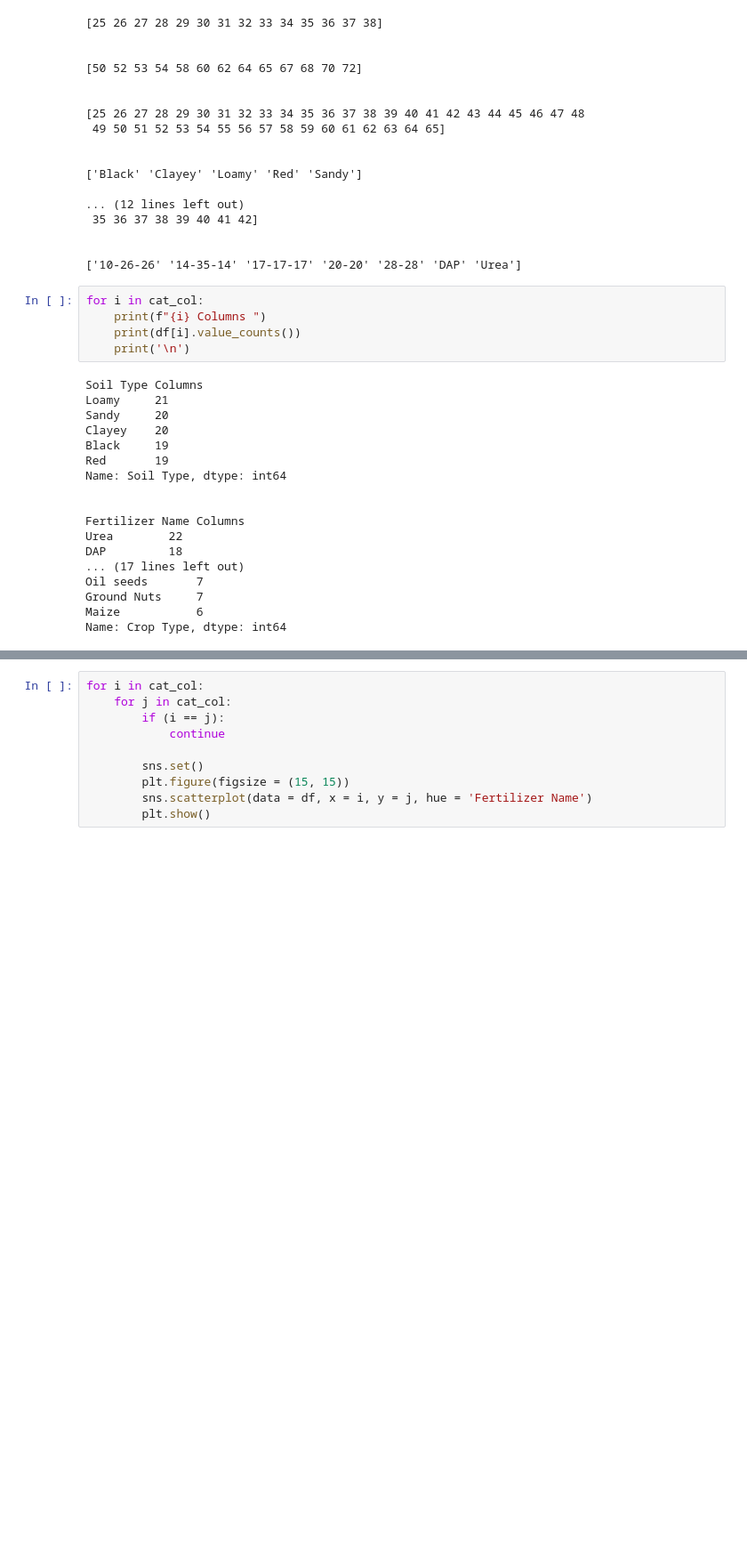
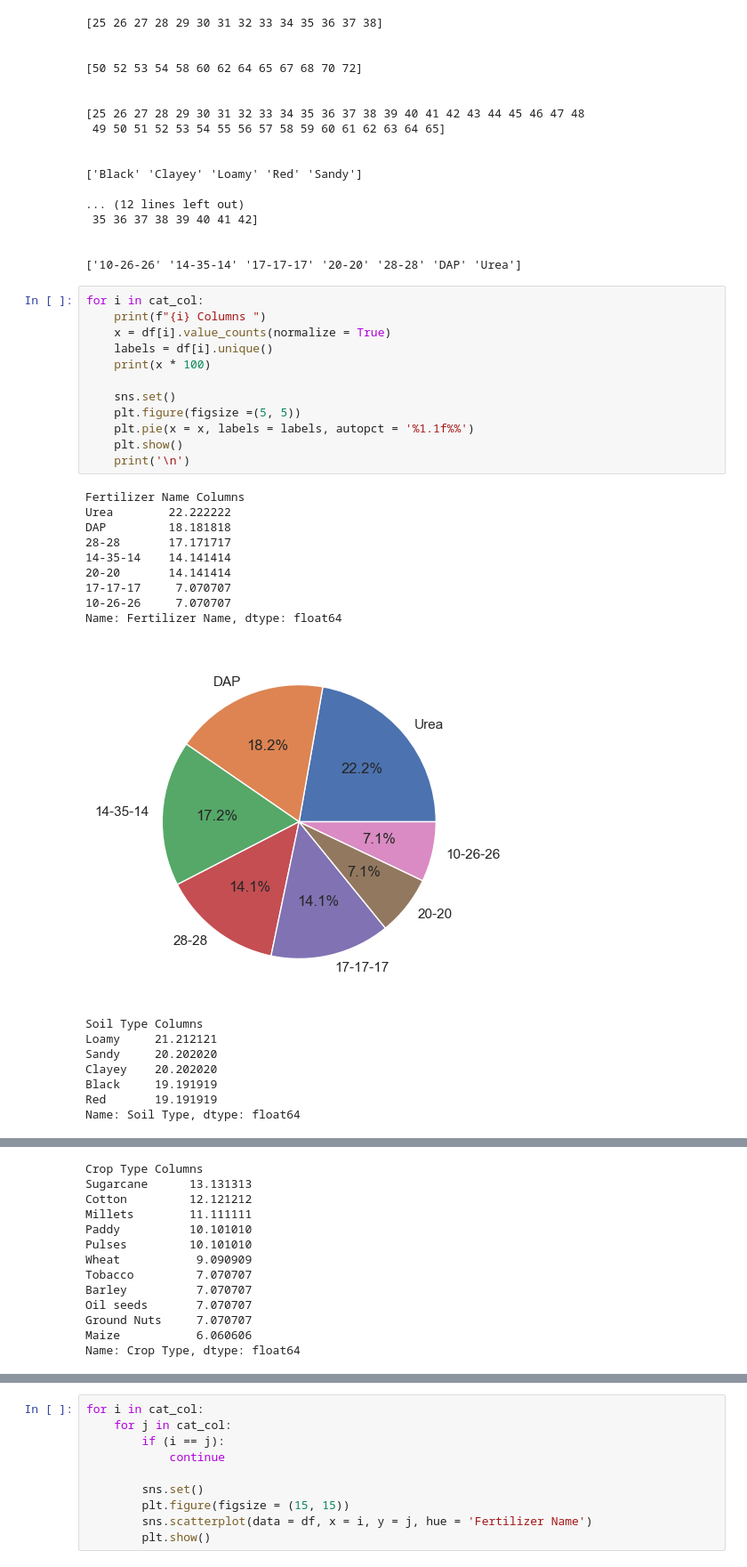
Before and after one commit to pinilDissanayaka/Fertilizer-Type-Prediction, a Jupyter notebook: Notebook/Fertilizer Type Prediction.ipynb, the cells around one changed output, grey strips where cells are left out. Shown: that part at 89% size. Saved outputs shown, nothing was run; the diff lists cells and outputs as text; blank space fills up the shorter version.

```diff
--- a/Notebook/Fertilizer Type Prediction.ipynb
+++ b/Notebook/Fertilizer Type Prediction.ipynb
@@ -153,23 +153,30 @@ for i in all_col:
 # %%
 for i in cat_col:
     print(f"{i} Columns ")
-    print(df[i].value_counts())
+    x = df[i].value_counts(normalize = True)
+    labels = df[i].unique()
+    print(x * 100)
+
+    sns.set()
+    plt.figure(figsize =(5, 5))
+    plt.pie(x = x, labels = labels, autopct = '%1.1f%%')
+    plt.show()
     print('\n')
 # %% [output]
-Soil Type Columns
-Loamy     21
-Sandy     20
-Clayey    20
-Black     19
-Red       19
-Name: Soil Type, dtype: int64
-
-
 Fertilizer Name Columns
-Urea        22
-DAP         18
-... (17 lines left out)
-Oil seeds       7
-Ground Nuts     7
-Maize           6
-Name: Crop Type, dtype: int64
+Urea        22.222222
+DAP         18.181818
+28-28       17.171717
+14-35-14    14.141414
+20-20       14.141414
+17-17-17     7.070707
+10-26-26     7.070707
+Name: Fertilizer Name, dtype: float64
+[figure, added]
+Soil Type Columns
+Loamy     21.212121
+Sandy     20.202020
+Clayey    20.202020
+Black     19.191919
+Red       19.191919
+Name: Soil Type, dtype: float64
@@ -175,0 +184,13 @@ Name: Crop Type, dtype: int64
+Crop Type Columns
+Sugarcane      13.131313
+Cotton         12.121212
+Millets        11.111111
+Paddy          10.101010
+Pulses         10.101010
+Wheat           9.090909
+Tobacco         7.070707
+Barley          7.070707
+Oil seeds       7.070707
+Ground Nuts     7.070707
+Maize           6.060606
+Name: Crop Type, dtype: float64
```
Also changed, not shown: parts of 14 cells of this notebook.
